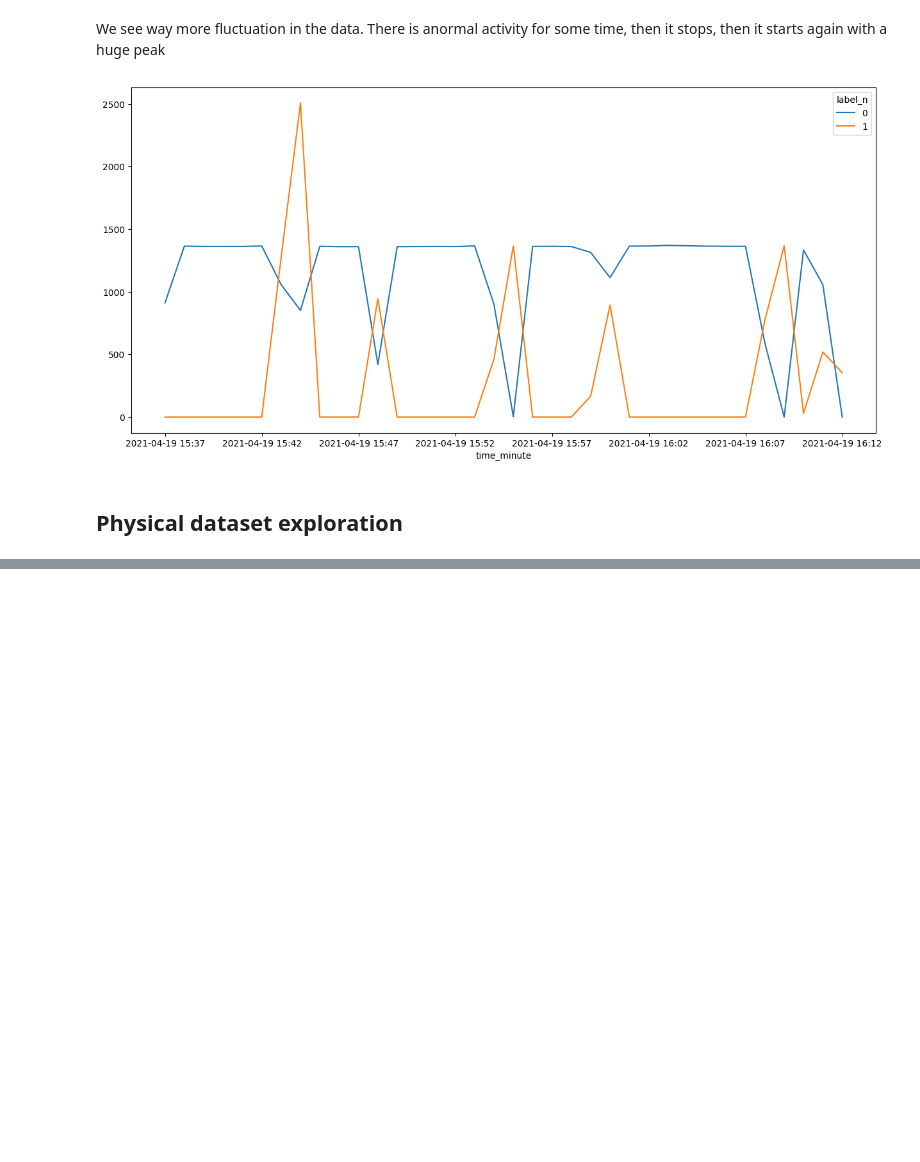
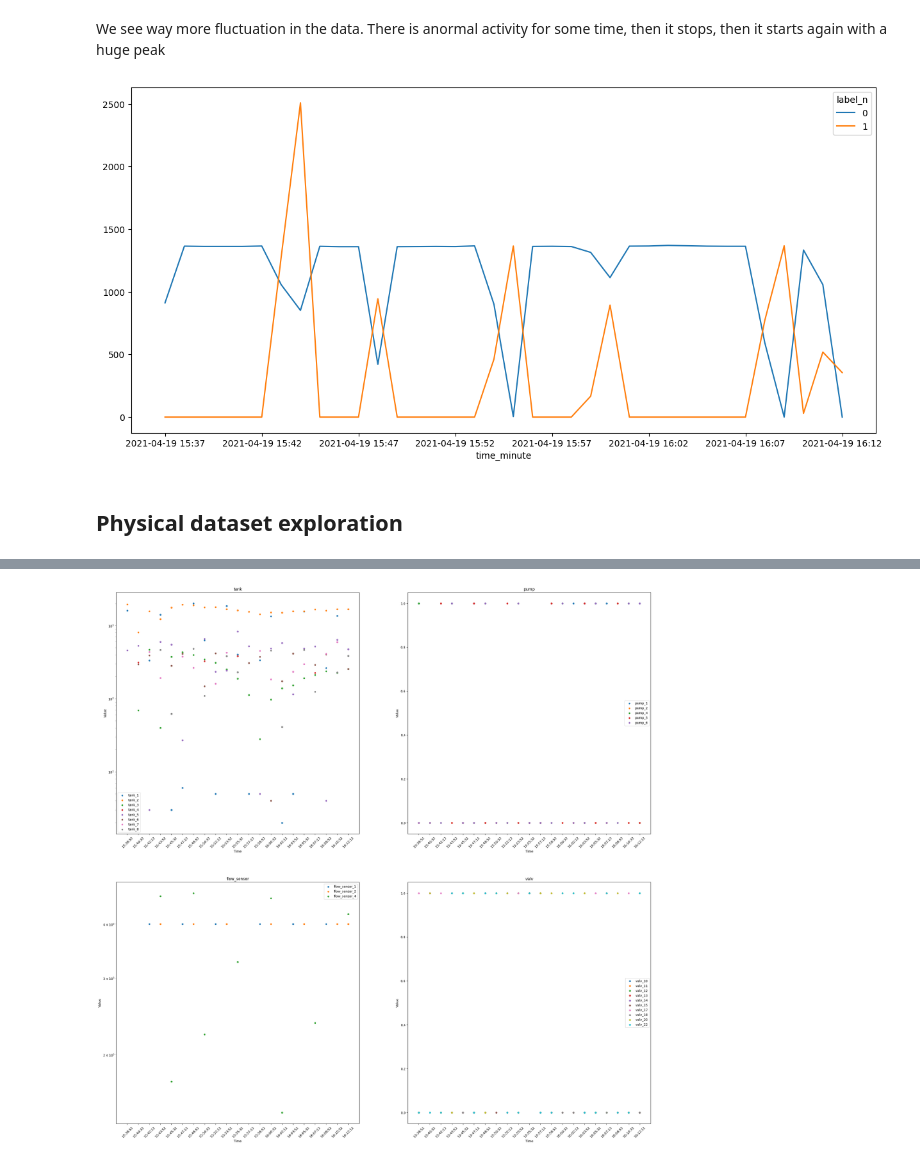
Before and after one commit to theo88400/ML-SECU2024, a Jupyter notebook: src/data_exploration/exploration.ipynb, the cells around one changed output, grey strips where cells are left out. Saved outputs shown, nothing was run; the diff lists cells and outputs as text; code cells hidden in the pictures; blank space fills up the shorter version.

```diff
--- a/src/data_exploration/exploration.ipynb
+++ b/src/data_exploration/exploration.ipynb
@@ -327,0 +504,39 @@ df_physical.head()
+# %%
+def print_scatter_chart(df, sensor_list, logx=False, logy=False):
+    subplot_size = int(np.sqrt(len(sensor_list)))
+    fig, axs = plt.subplots(subplot_size, subplot_size, figsize=(30, 30))
+
+    # For each sensor type, plot the scatter chart
+    for sensor_prefix in sensor_list:
+        columns = df.columns[df.columns.str.startswith(sensor_prefix)]
+
+        # Create a scatter chart with each column in columns with a different color
+        ax = axs.flatten()[sensor_list.index(sensor_prefix)]
+        is_bool = True
+        for i, col in enumerate(columns):
+            if len(np.unique(df[col])) > 2:
+                is_bool = False
+                break
+
+        for i, col in enumerate(columns):
+            df.plot(kind="scatter", x="time_readable", y=col, color=f"C{i}", ax=ax, label=col, logx=logx, logy=logy if not is_bool else False)
+
+
+        # Plot it
+        ax.tick_params(axis='x', labelrotation = 45) # Better readability
+        ax.set_title(sensor_prefix[:-1])
+        ax.set_xlabel("Time")
+        ax.set_ylabel("Value")
+
+    # Show the plot
+    plt.show()
+# %%
+first_cluster = df_physical[df_physical["time_cluster"] == 0]
+
+# Compute the max span of time col in readable format
+max_span = first_cluster["time"].max() - first_cluster["time"].min()
+max_span_readable = pd.to_datetime(max_span, unit='s').strftime("%H:%M:%S")
+print("Max span of time col in First cluster: ", max_span_readable)
+
+# Get the time in MM:SS format
+x_axis_time = pd.to_datetime(first_cluster.loc[:, "time"], unit='s').dt.strftime("%H:%M:%S")
@@ -327,0 +545,7 @@ df_physical.head()
+# %%
+# Plot a scatter chart for every type of sensor in the first cluster
+sensor_list = ["tank_", "pump_", "flow_sensor_", "valv_"]
+first_cluster.loc[:, "time_readable"] = x_axis_time
+print_scatter_chart(first_cluster, sensor_list, logy=True)
+# %% [output]
+[figure, added]
```
Also changed, not shown: parts of 36 cells of this notebook, 1 other file.
